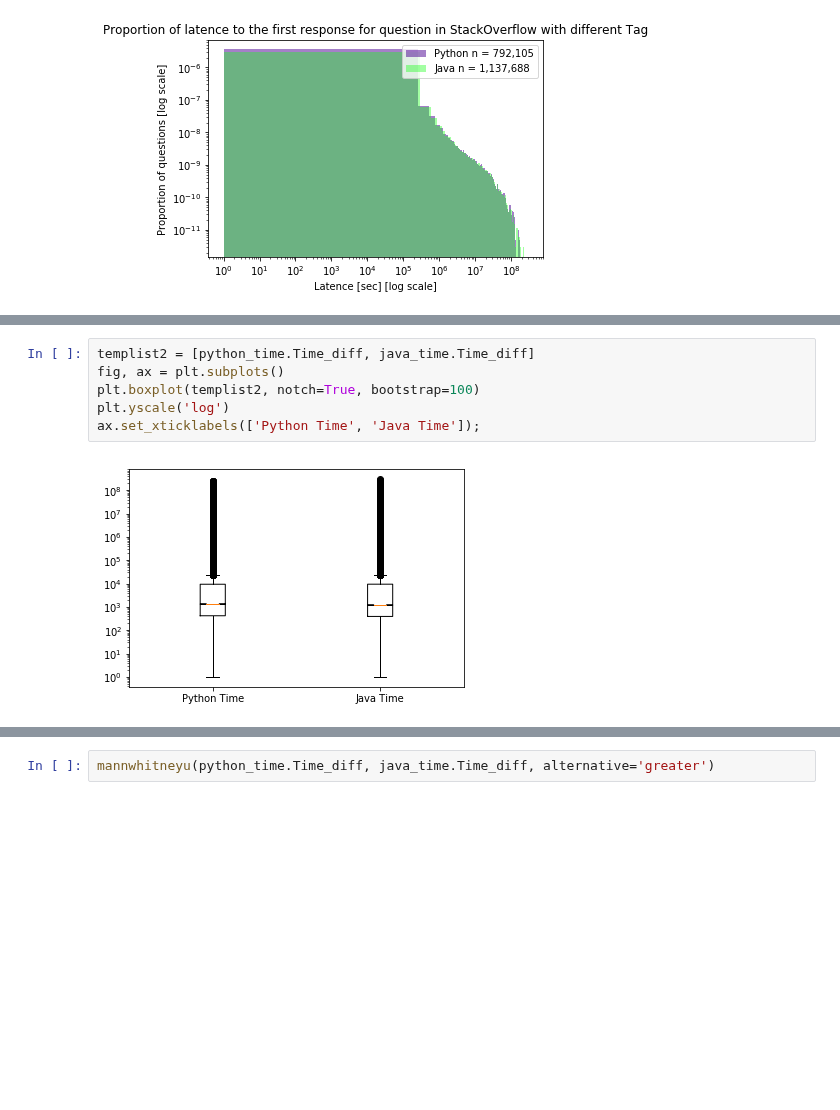
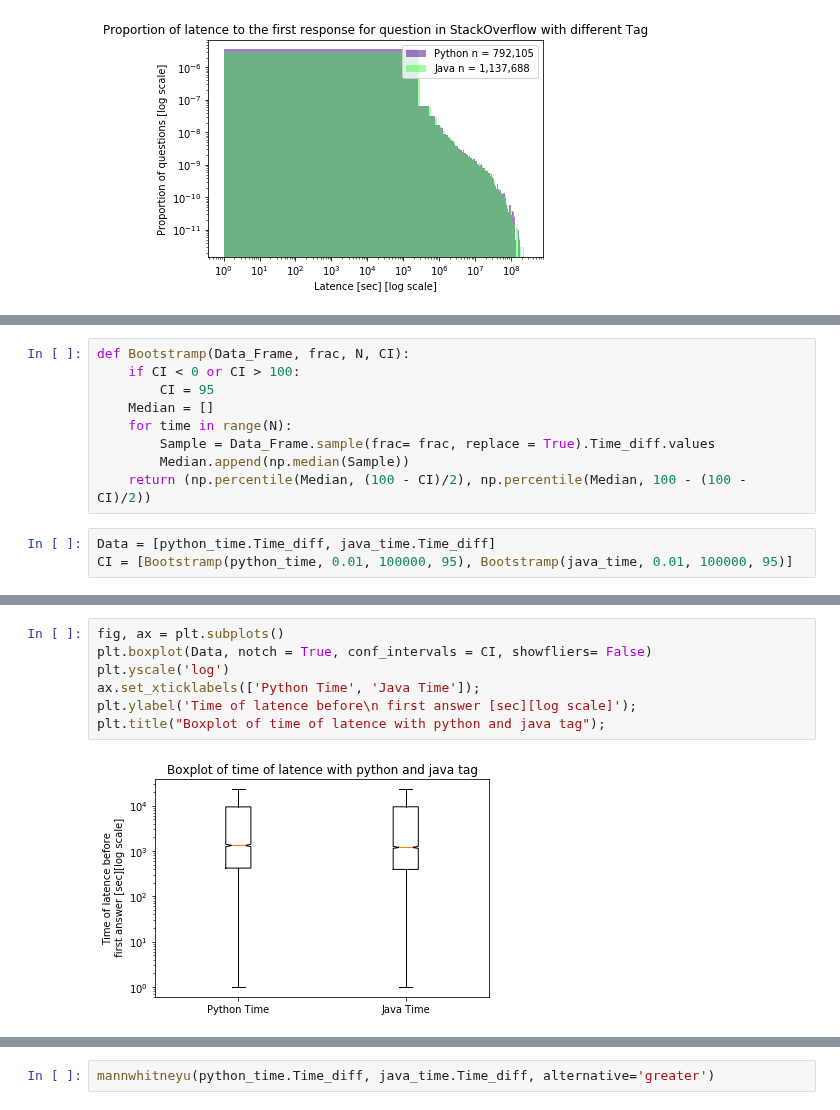
Before and after one commit to vbruttin/ada_homeworks, a Jupyter notebook: Homework3.ipynb, the cells around one changed output, grey strips where cells are left out. Saved outputs shown, nothing was run; the diff lists cells and outputs as text; blank space fills up the shorter version.

```diff
--- a/Homework3.ipynb
+++ b/Homework3.ipynb
@@ -487,0 +499,12 @@ ax.set_xticklabels(['Python Time', 'Java Time']);
+# %%
+def Bootstramp(Data_Frame, frac, N, CI):
+    if CI < 0 or CI > 100:
+        CI = 95
+    Median = []
+    for time in range(N):
+        Sample = Data_Frame.sample(frac= frac, replace = True).Time_diff.values
+        Median.append(np.median(Sample))
+    return (np.percentile(Median, (100 - CI)/2), np.percentile(Median, 100 - (100 - CI)/2))
+# %%
+Data = [python_time.Time_diff, java_time.Time_diff]
+CI = [Bootstramp(python_time, 0.01, 100000, 95), Bootstramp(java_time, 0.01, 100000, 95)]
@@ -488,9 +520,10 @@ ax.set_xticklabels(['Python Time', 'Java Time']);
 # %%
-templist2 = [python_time.Time_diff, java_time.Time_diff]
 fig, ax = plt.subplots()
-plt.boxplot(templist2, notch=True, bootstrap=100)
+plt.boxplot(Data, notch = True, conf_intervals = CI, showfliers= False)
 plt.yscale('log')
 ax.set_xticklabels(['Python Time', 'Java Time']);
+plt.ylabel('Time of latence before\n first answer [sec][log scale]');
+plt.title("Boxplot of time of latence with python and java tag");
 # %% [output]
-[figure, old version]
+[figure, new version]
 # %%
```
Also changed, not shown: parts of 11 cells of this notebook.
